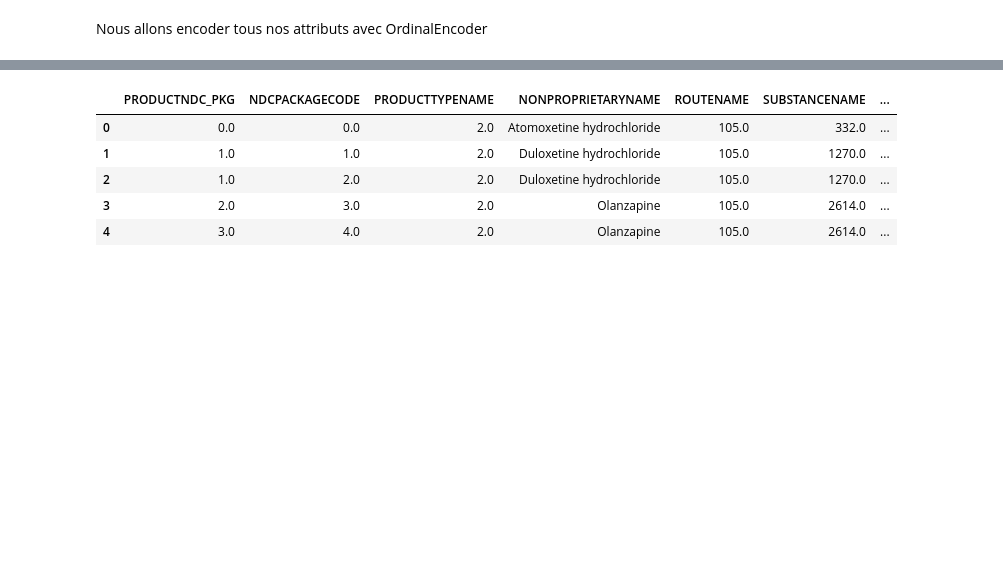
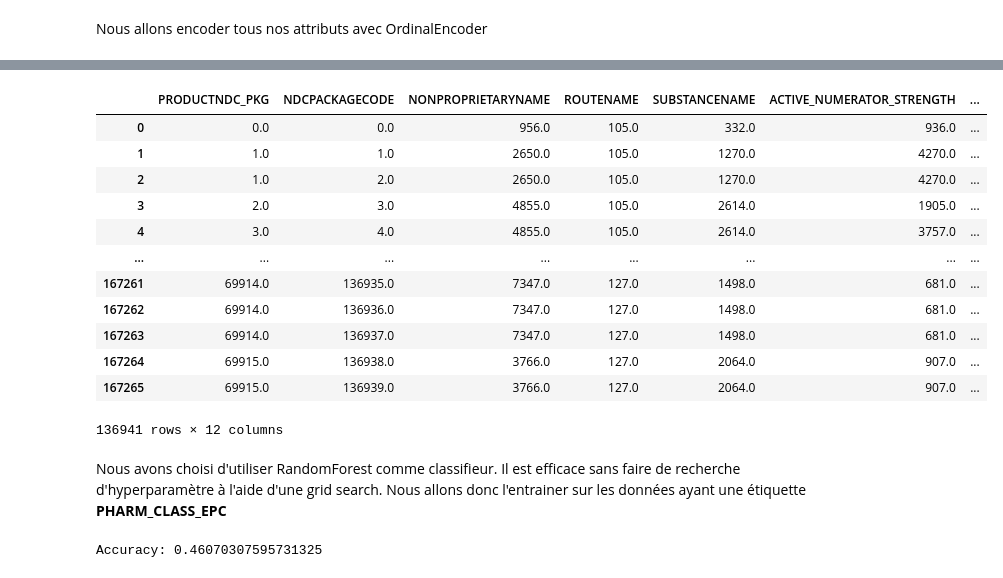
Before and after one commit to JamarcusBernard/tp2_ift870, a Jupyter notebook: tp2.ipynb, the cells around one changed output, grey strips where cells are left out. Cells and saved outputs as stored; diff of their text form; code cells hidden in the pictures; blank space fills up the shorter version.

```diff
--- a/tp2.ipynb
+++ b/tp2.ipynb
@@ -973,13 +919,22 @@ copyTableMerged.head()
 # %%
 from sklearn.preprocessing import OrdinalEncoder
 enc = OrdinalEncoder()
-copyTableMerged[['SUBSTANCENAME','ROUTENAME','NDCPACKAGECODE', 'PRODUCTNDC_PKG','PRODUCTTYPENAME','PHARM_CLASSE_EPC', 'PHARM_CLASSE_MoA', 'PHARM_CLASSE_CS','PHARM_CLASSE_PE','PHARM_CLASSE_EXT','PHARM_CLASSE_Chemical/Ingredient', 'NONPROPRIETARYNAME', 'ACTIVE_NUMERATOR_STRENGTH']] = enc.fit_transform(copyTableMerged[['SUBSTANCENAME','ROUTENAME','NDCPACKAGECODE', 'PRODUCTNDC_PKG','PRODUCTTYPENAME','PHARM_CLASSE_EPC', 'PHARM_CLASSE_MoA', 'PHARM_CLASSE_CS','PHARM_CLASSE_PE','PHARM_CLASSE_EXT','PHARM_CLASSE_Chemical/Ingredient','NONPROPRIETARYNAME', 'ACTIVE_NUMERATOR_STRENGTH']])
+copyTableMerged[['ACTIVE_NUMERATOR_STRENGTH','NONPROPRIETARYNAME','PRODUCTNDC_PKG','ROUTENAME','SUBSTANCENAME','NDCPACKAGECODE','PHARM_CLASSE_EPC', 'PHARM_CLASSE_MoA','PHARM_CLASSE_PE', 'PHARM_CLASSE_CS','PHARM_CLASSE_EXT','PHARM_CLASSE_Chemical/Ingredient']] = enc.fit_transform(copyTableMerged[['ACTIVE_NUMERATOR_STRENGTH','NONPROPRIETARYNAME','PRODUCTNDC_PKG','ROUTENAME','SUBSTANCENAME','NDCPACKAGECODE','PHARM_CLASSE_EPC', 'PHARM_CLASSE_MoA','PHARM_CLASSE_PE', 'PHARM_CLASSE_CS','PHARM_CLASSE_EXT','PHARM_CLASSE_Chemical/Ingredient']])
-# %%
-copyTableMerged.head()
-# %% [output]
-|  | PRODUCTNDC_PKG | NDCPACKAGECODE | PRODUCTTYPENAME | NONPROPRIETARYNAME | ROUTENAME | SUBSTANCENAME | ... |
-| 0 | 0.0 | 0.0 | 2.0 | Atomoxetine hydrochloride | 105.0 | 332.0 | ... |
-| 1 | 1.0 | 1.0 | 2.0 | Duloxetine hydrochloride | 105.0 | 1270.0 | ... |
-| 2 | 1.0 | 2.0 | 2.0 | Duloxetine hydrochloride | 105.0 | 1270.0 | ... |
-| 3 | 2.0 | 3.0 | 2.0 | Olanzapine | 105.0 | 2614.0 | ... |
-| 4 | 3.0 | 4.0 | 2.0 | Olanzapine | 105.0 | 2614.0 | ... |
+# %%
+display(copyTableMerged)
+# %% [output]
+|  | PRODUCTNDC_PKG | NDCPACKAGECODE | NONPROPRIETARYNAME | ROUTENAME | SUBSTANCENAME | ACTIVE_NUMERATOR_STRENGTH | ... |
+| 0 | 0.0 | 0.0 | 956.0 | 105.0 | 332.0 | 936.0 | ... |
+| 1 | 1.0 | 1.0 | 2650.0 | 105.0 | 1270.0 | 4270.0 | ... |
+| 2 | 1.0 | 2.0 | 2650.0 | 105.0 | 1270.0 | 4270.0 | ... |
+| 3 | 2.0 | 3.0 | 4855.0 | 105.0 | 2614.0 | 1905.0 | ... |
+| 4 | 3.0 | 4.0 | 4855.0 | 105.0 | 2614.0 | 3757.0 | ... |
+| ... | ... | ... | ... | ... | ... | ... | ... |
+| 167261 | 69914.0 | 136935.0 | 7347.0 | 127.0 | 1498.0 | 681.0 | ... |
+| 167262 | 69914.0 | 136936.0 | 7347.0 | 127.0 | 1498.0 | 681.0 | ... |
+| 167263 | 69914.0 | 136937.0 | 7347.0 | 127.0 | 1498.0 | 681.0 | ... |
+| 167264 | 69915.0 | 136938.0 | 3766.0 | 127.0 | 2064.0 | 907.0 | ... |
+| 167265 | 69915.0 | 136939.0 | 3766.0 | 127.0 | 2064.0 | 907.0 | ... |
+136941 rows × 12 columns
+# %% [markdown]
+Nous avons choisi d'utiliser RandomForest comme classifieur. Il est efficace sans faire de recherche d'hyperparamètre à l'aide d'une grid search. Nous allons donc l'entrainer sur les données ayant une étiquette **PHARM_CLASS_EPC**
@@ -997,0 +958,6 @@ clf.predict(x_test)
+# %%
+from sklearn import metrics
+# Model Accuracy
+print("Accuracy:",metrics.accuracy_score(y_test, y_pred))
+# %% [output]
+Accuracy: 0.46070307595731325
```
Also changed, not shown: parts of 37 cells of this notebook.
